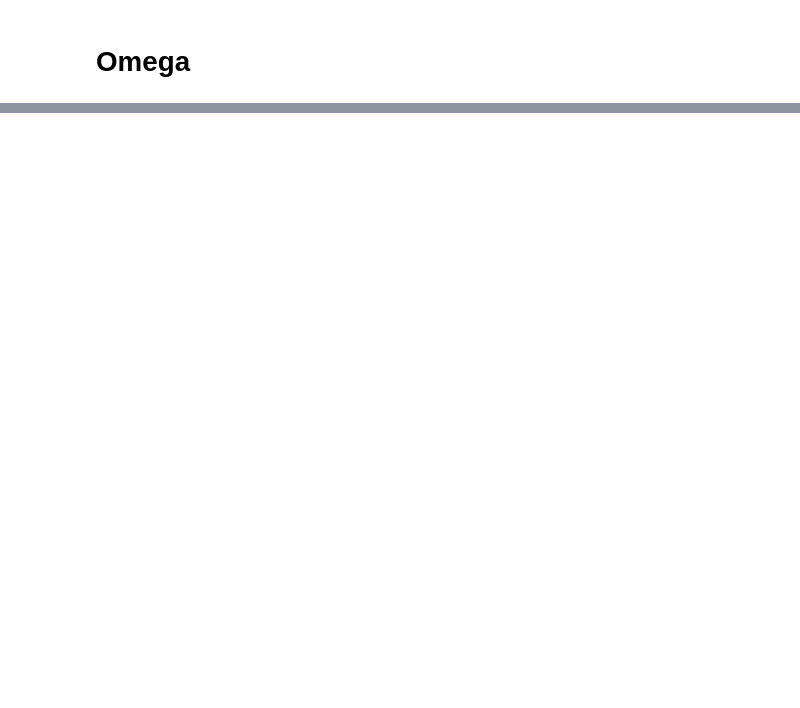
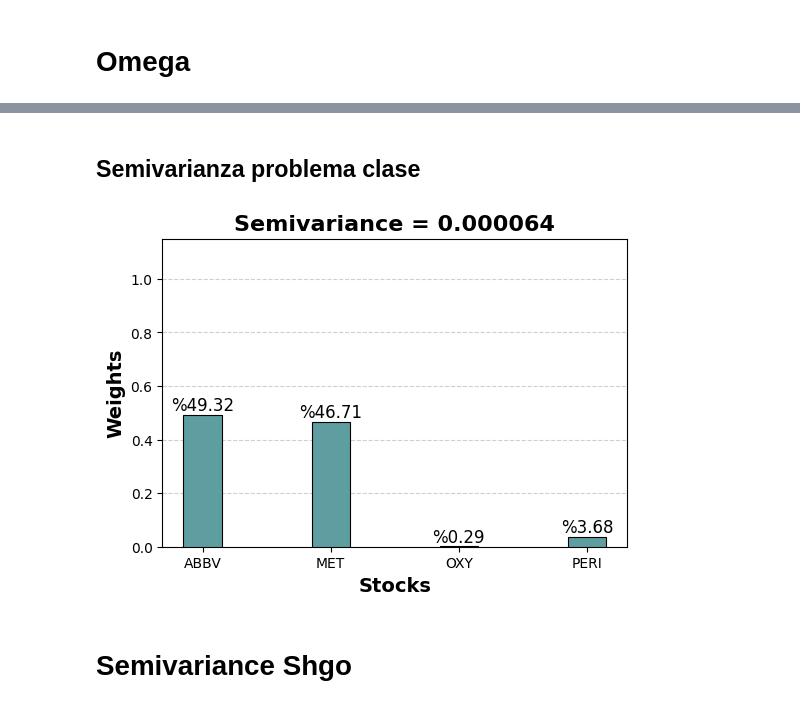
Before and after one commit to luisejdm/Administracion_de_Riesgos, a Jupyter notebook: Proyecto/optimizaciones.ipynb, the cells around one changed output, grey strips where cells are left out. Saved outputs shown, nothing was run; the diff lists cells and outputs as text; code cells hidden in the pictures; blank space fills up the shorter version.

```diff
--- a/Proyecto/optimizaciones.ipynb
+++ b/Proyecto/optimizaciones.ipynb
@@ -153,0 +153,16 @@ weights_plot(price_train, w, semivariance, 'Semivariance')
+# %% [markdown]
+## Semivarianza problema clase
+# %%
+data = pd.read_csv('data_omega_semivarianza.csv').dropna(axis=1)
+data['Date'] = pd.to_datetime(data['Date'])
+data.set_index('Date', inplace=True)
+activos = data.drop('SPY', axis=1)
+benchmark = data[['SPY']]
+
+w, semivariance = opt_semivarianza_mc(activos, benchmark)
+
+weights_plot(activos, w, semivariance, 'Semivariance')
+# %% [output]
+[figure, added]
+# %% [markdown]
+# Semivariance Shgo
```
Also changed, not shown: parts of 15 cells of this notebook, 1 other file.
